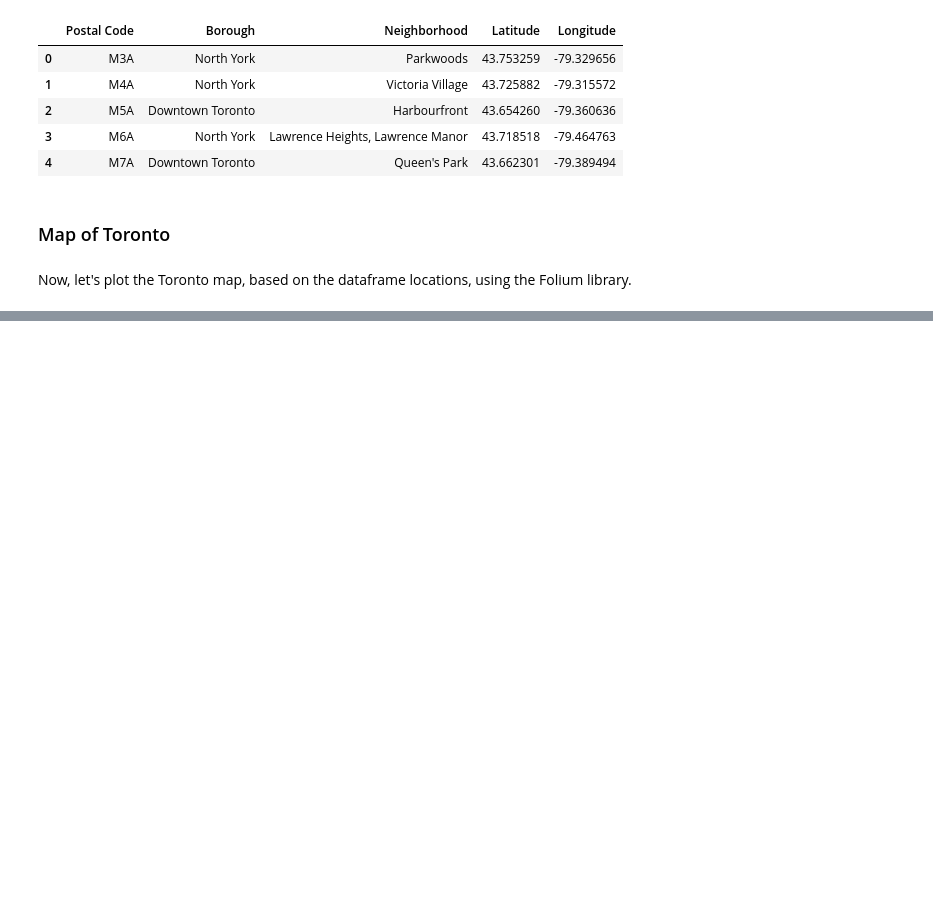
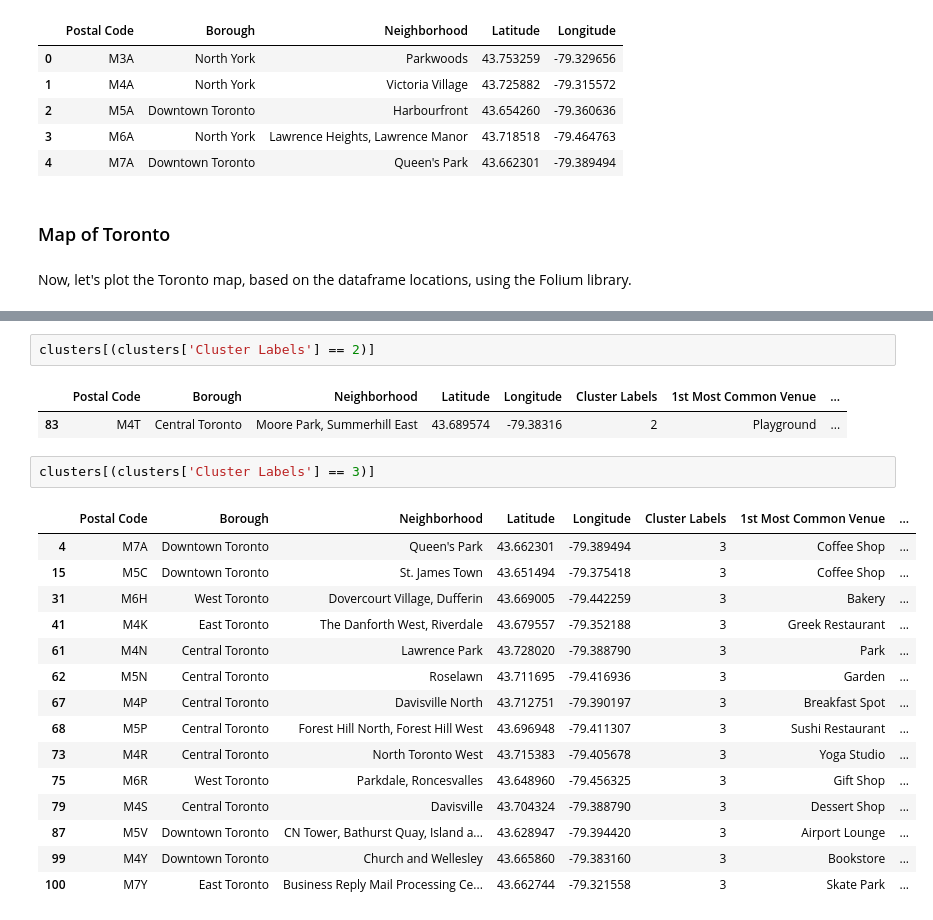
Before and after one commit to thiagobodruk/Coursera_Capstone, a Jupyter notebook: clustering_segmenting.ipynb, the cells around one changed output, grey strips where cells are left out. Cells and saved outputs as stored; diff of their text form; blank space fills up the shorter version.

```diff
--- a/clustering_segmenting.ipynb
+++ b/clustering_segmenting.ipynb
@@ -167,0 +450,23 @@ NameError: name 'venues' is not defined
+# %%
+clusters[(clusters['Cluster Labels'] == 2)]
+# %% [output]
+|  | Postal Code | Borough | Neighborhood | Latitude | Longitude | Cluster Labels | 1st Most Common Venue | ... |
+| 83 | M4T | Central Toronto | Moore Park, Summerhill East | 43.689574 | -79.38316 | 2 | Playground | ... |
+# %%
+clusters[(clusters['Cluster Labels'] == 3)]
+# %% [output]
+|  | Postal Code | Borough | Neighborhood | Latitude | Longitude | Cluster Labels | 1st Most Common Venue | ... |
+| 4 | M7A | Downtown Toronto | Queen's Park | 43.662301 | -79.389494 | 3 | Coffee Shop | ... |
+| 15 | M5C | Downtown Toronto | St. James Town | 43.651494 | -79.375418 | 3 | Coffee Shop | ... |
+| 31 | M6H | West Toronto | Dovercourt Village, Dufferin | 43.669005 | -79.442259 | 3 | Bakery | ... |
+| 41 | M4K | East Toronto | The Danforth West, Riverdale | 43.679557 | -79.352188 | 3 | Greek Restaurant | ... |
+| 61 | M4N | Central Toronto | Lawrence Park | 43.728020 | -79.388790 | 3 | Park | ... |
+| 62 | M5N | Central Toronto | Roselawn | 43.711695 | -79.416936 | 3 | Garden | ... |
+| 67 | M4P | Central Toronto | Davisville North | 43.712751 | -79.390197 | 3 | Breakfast Spot | ... |
+| 68 | M5P | Central Toronto | Forest Hill North, Forest Hill West | 43.696948 | -79.411307 | 3 | Sushi Restaurant | ... |
+| 73 | M4R | Central Toronto | North Toronto West | 43.715383 | -79.405678 | 3 | Yoga Studio | ... |
+| 75 | M6R | West Toronto | Parkdale, Roncesvalles | 43.648960 | -79.456325 | 3 | Gift Shop | ... |
+| 79 | M4S | Central Toronto | Davisville | 43.704324 | -79.388790 | 3 | Dessert Shop | ... |
+| 87 | M5V | Downtown Toronto | CN Tower, Bathurst Quay, Island a... | 43.628947 | -79.394420 | 3 | Airport Lounge | ... |
+| 99 | M4Y | Downtown Toronto | Church and Wellesley | 43.665860 | -79.383160 | 3 | Bookstore | ... |
+| 100 | M7Y | East Toronto | Business Reply Mail Processing Ce... | 43.662744 | -79.321558 | 3 | Skate Park | ... |
```
Also changed, not shown: parts of 50 cells of this notebook.
